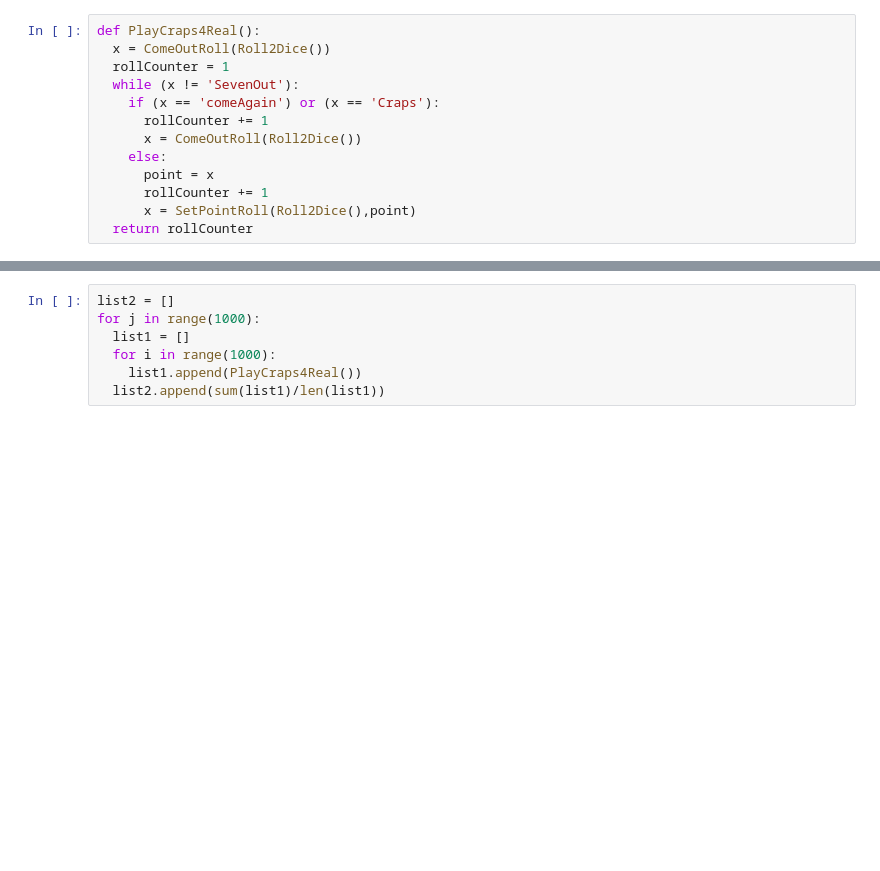
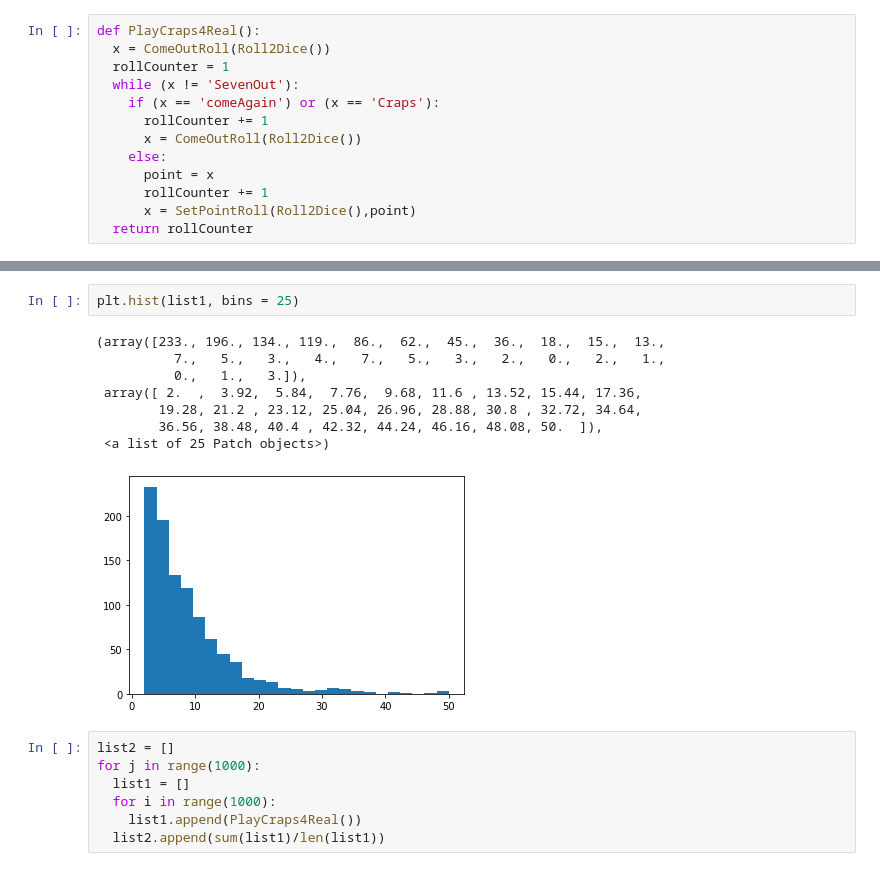
Before and after one commit to nurfnick/Mathematical_Musings, a Jupyter notebook: CrapsSimulator.ipynb, the cells around one changed output, grey strips where cells are left out. Saved outputs shown, nothing was run; the diff lists cells and outputs as text; blank space fills up the shorter version.

```diff
--- a/CrapsSimulator.ipynb
+++ b/CrapsSimulator.ipynb
@@ -393,3 +427,14 @@ sum(list1)/len(list1)
+# %%
+plt.hist(list1, bins = 25)
+# %% [output]
+(array([233., 196., 134., 119.,  86.,  62.,  45.,  36.,  18.,  15.,  13.,
+          7.,   5.,   3.,   4.,   7.,   5.,   3.,   2.,   0.,   2.,   1.,
+          0.,   1.,   3.]),
+ array([ 2.  ,  3.92,  5.84,  7.76,  9.68, 11.6 , 13.52, 15.44, 17.36,
+        19.28, 21.2 , 23.12, 25.04, 26.96, 28.88, 30.8 , 32.72, 34.64,
+        36.56, 38.48, 40.4 , 42.32, 44.24, 46.16, 48.08, 50.  ]),
+ <a list of 25 Patch objects>)
+[figure, added]
 # %%
 list2 = []
 for j in range(1000):
```
Also changed, not shown: parts of 31 cells of this notebook.
